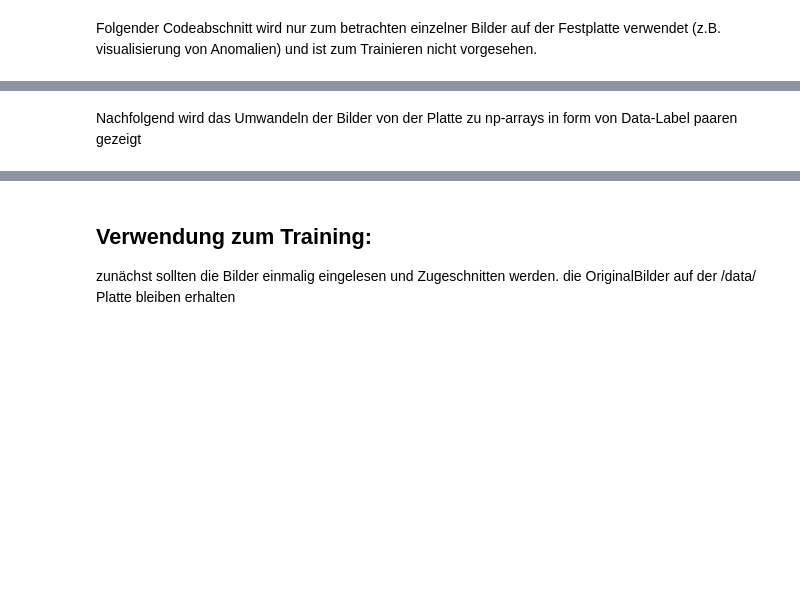
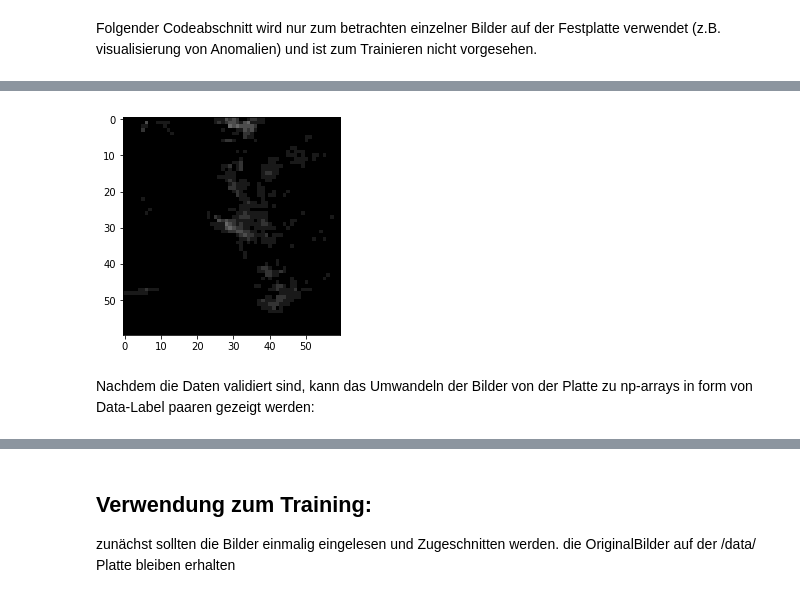
Before and after one commit to thgnaedi/DeepRain, a Jupyter notebook: Data/Anwendung simple_image_script.ipynb, the cells around one changed output, grey strips where cells are left out. Cells and saved outputs as stored; diff of their text form; code cells hidden in the pictures; blank space fills up the shorter version.

```diff
--- a/Data/Anwendung simple_image_script.ipynb
+++ b/Data/Anwendung simple_image_script.ipynb
@@ -64,5 +53,10 @@ np.histogram(OriginalBild, bins=np.arange(255))
+# %%
+plt.imshow(Skaliert, vmin=0, vmax=10, cmap="gray")
+plt.show()
+# %% [output]
+[figure, added]
 # %% [markdown]
-Nachfolgend wird das Umwandeln der Bilder von der Platte zu np-arrays in form von Data-Label paaren gezeigt
+Nachdem die Daten validiert sind, kann das Umwandeln der Bilder von der Platte zu np-arrays in form von Data-Label paaren gezeigt werden:
 # %%
 # Verwenden des Skripts zum trainieren eines Netzes:
 #path = "/data/Radarbilder_DWD/TEST/"  # Pfad zu den Bilddaten
```
Also changed, not shown: parts of 11 cells of this notebook, 1 other file.
